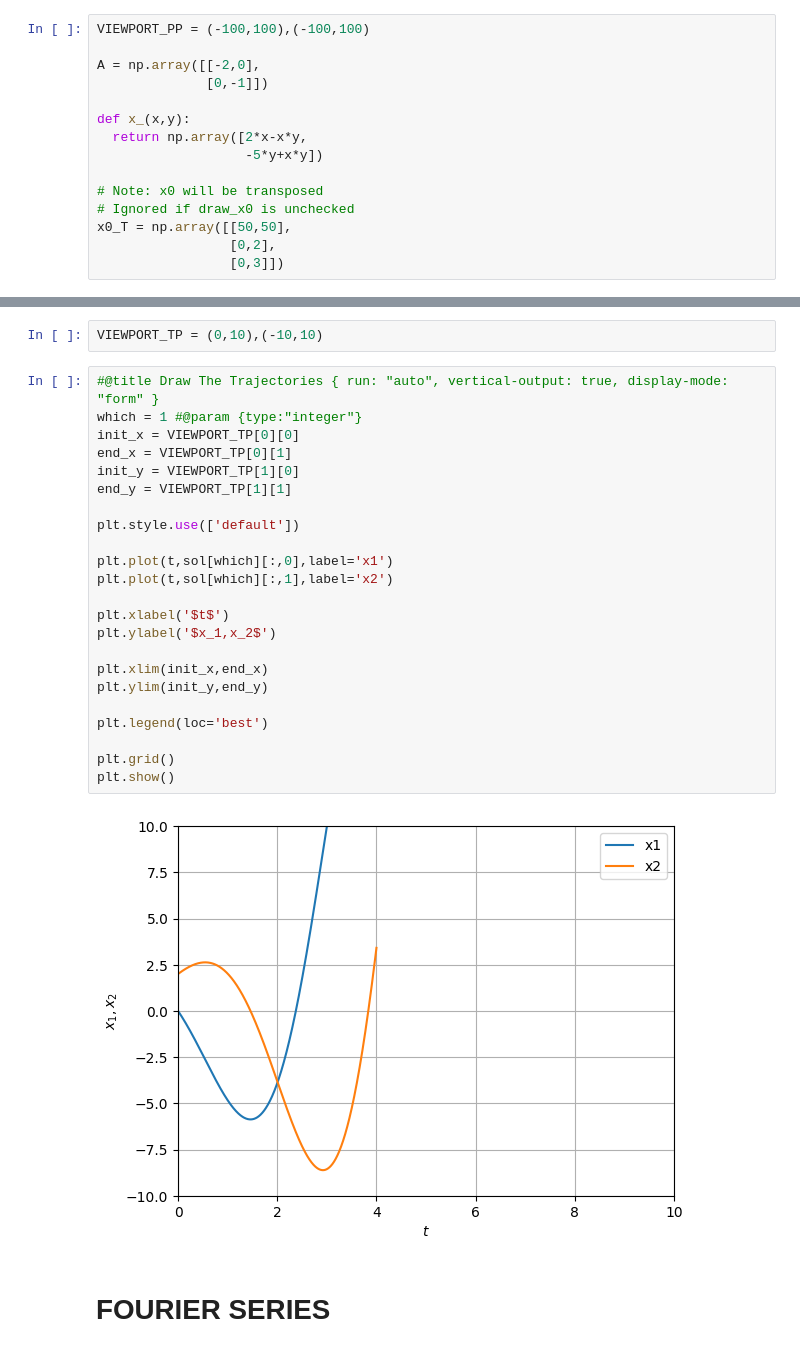
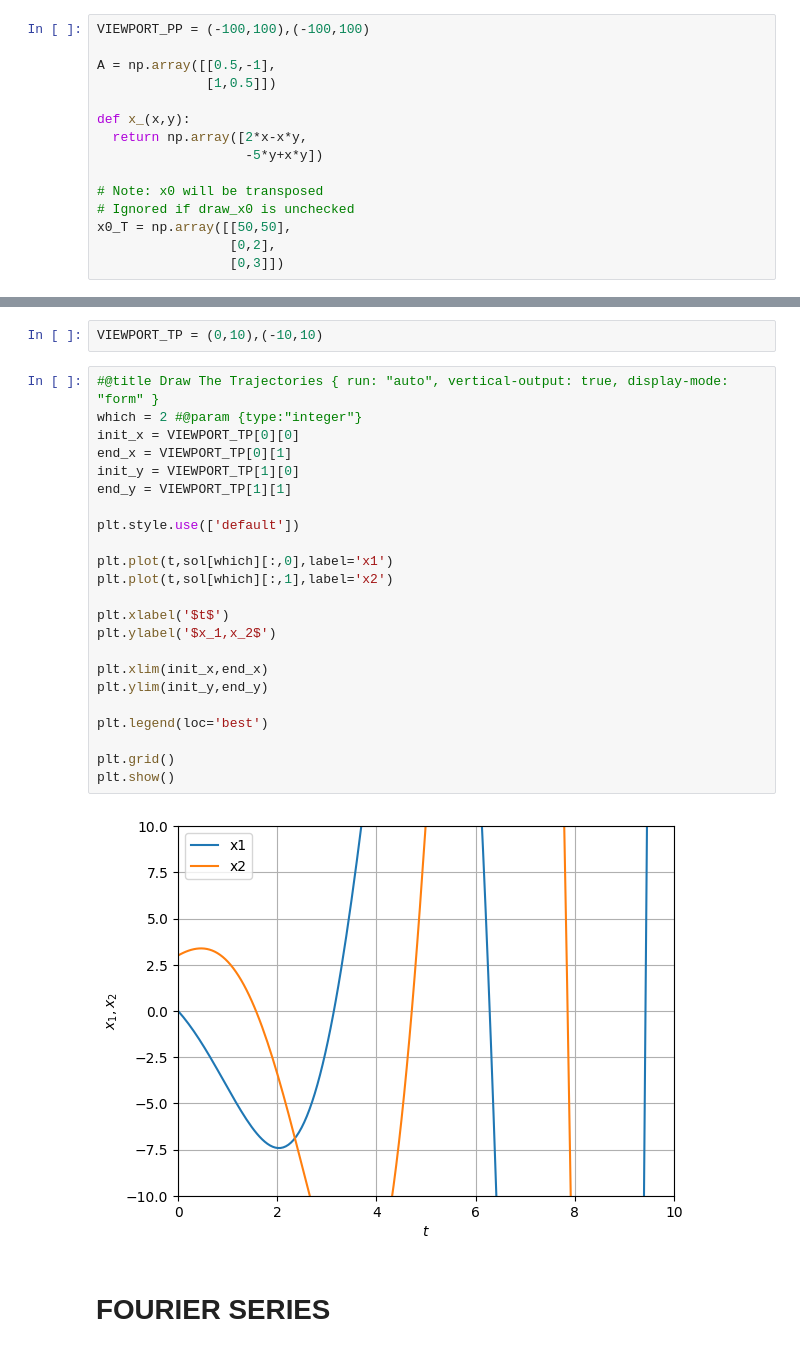
Before and after one commit to jasonhadinata/differential_equations_tools, a Jupyter notebook: Intro_to_DE_Tools.ipynb, the cells around one changed output, grey strips where cells are left out. Saved outputs shown, nothing was run; the diff lists cells and outputs as text.

```diff
--- a/Intro_to_DE_Tools.ipynb
+++ b/Intro_to_DE_Tools.ipynb
@@ -86,8 +88,8 @@ plt.show()
 # %%
 VIEWPORT_PP = (-100,100),(-100,100)
 
-A = np.array([[-2,0],
-              [0,-1]])
+A = np.array([[0.5,-1],
+              [1,0.5]])
 
 def x_(x,y):
   return np.array([2*x-x*y,
@@ -199,29 +203,29 @@ Blue           Red           Green
 VIEWPORT_TP = (0,10),(-10,10)
 # %%
 #@title Draw The Trajectories { run: "auto", vertical-output: true, display-mode: "form" }
-which = 1 #@param {type:"integer"}
+which = 2 #@param {type:"integer"}
 init_x = VIEWPORT_TP[0][0]
 end_x = VIEWPORT_TP[0][1]
 init_y = VIEWPORT_TP[1][0]
 end_y = VIEWPORT_TP[1][1]
 
 plt.style.use(['default'])
 
 plt.plot(t,sol[which][:,0],label='x1')
 plt.plot(t,sol[which][:,1],label='x2')
 
 plt.xlabel('$t$')
 plt.ylabel('$x_1,x_2$')
 
 plt.xlim(init_x,end_x)
 plt.ylim(init_y,end_y)
 
 plt.legend(loc='best')
 
 plt.grid()
 plt.show()
 # %% [output]
-[figure, old version]
+[figure, new version]
 # %% [markdown]
 # FOURIER SERIES
 # %%
```
Also changed, not shown: parts of 3 cells of this notebook.
